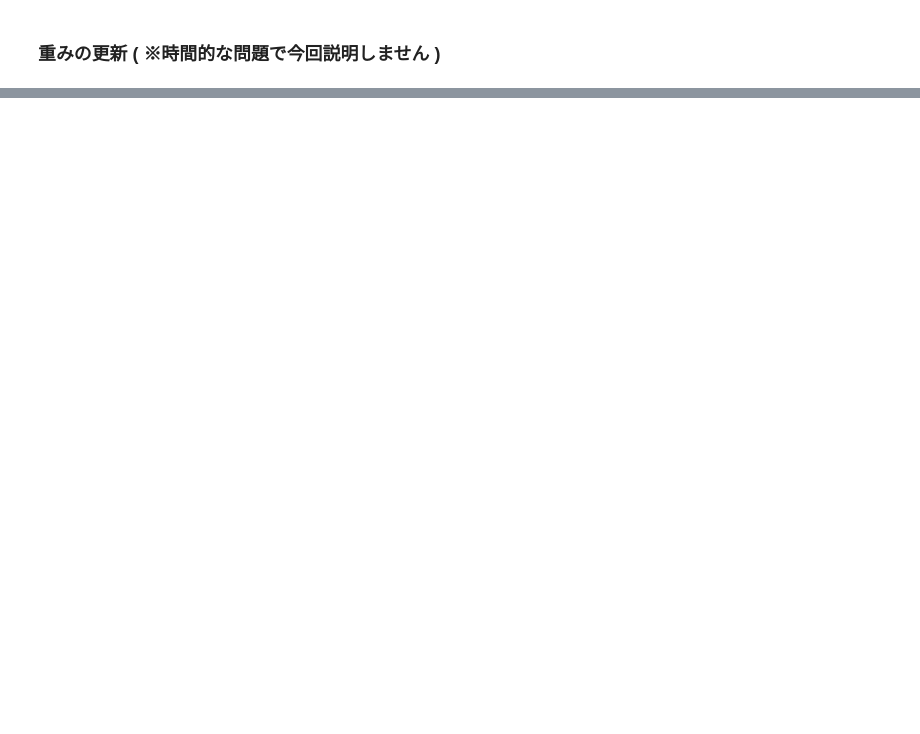
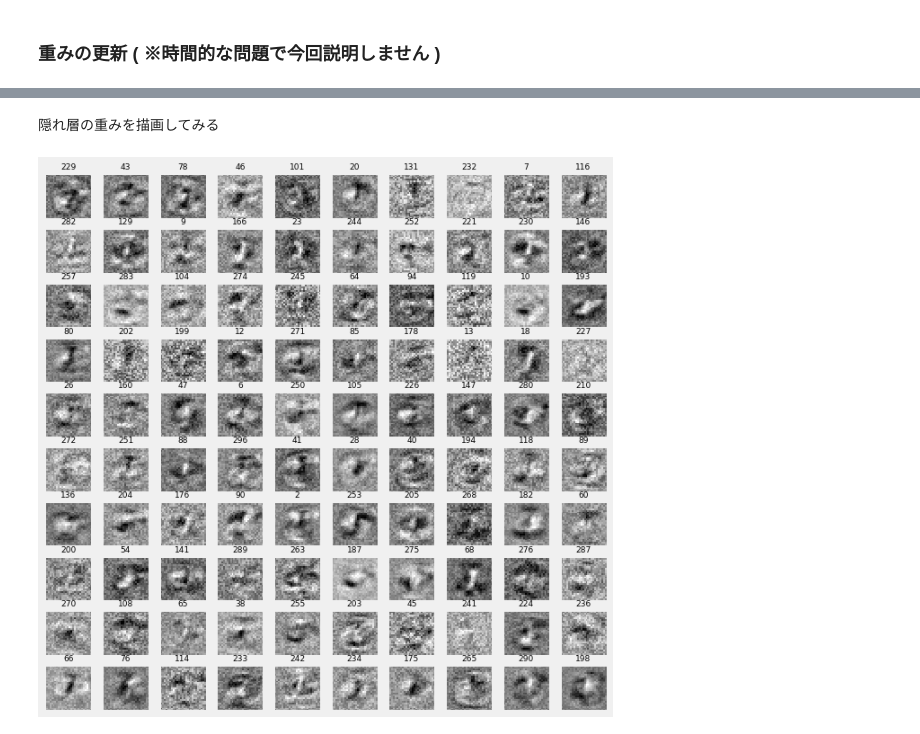
Before and after one commit to amacbee/intro_deep_learning, a Jupyter notebook: neural_network.ipynb, the cells around one changed output, grey strips where cells are left out. Drawn from its saved outputs; the diff is of its cells as text; code cells hidden in the pictures; blank space fills up the shorter version.

```diff
--- a/neural_network.ipynb
+++ b/neural_network.ipynb
@@ -148,0 +267,23 @@ for i in range(x_train.shape[0]):
+# %% [markdown]
+隠れ層の重みを描画してみる
+# %%
+def draw_hidden(data, cnt, idx):
+    size = 28
+    Z = data.reshape(size, size)
+    Z = Z[::-1,:]
+
+    plt.subplot(10, 10, cnt)
+    plt.xlim(0, size - 1)
+    plt.ylim(0, size - 1)
+    plt.pcolor(Z)
+    plt.title("{0}".format(idx), size=9)
+    plt.gray()
+    plt.tick_params(labelbottom="off")
+    plt.tick_params(labelleft="off")
+
+plt.figure(figsize=(10, 10))
+for cnt, idx in enumerate(np.random.permutation(hidden_size)[:100]):
+    draw_hidden(hidden_weight[idx][:-1], cnt+1, idx)
+plt.show()
+# %% [output]
+[figure, added]
```
Also changed, not shown: parts of 33 cells of this notebook.
